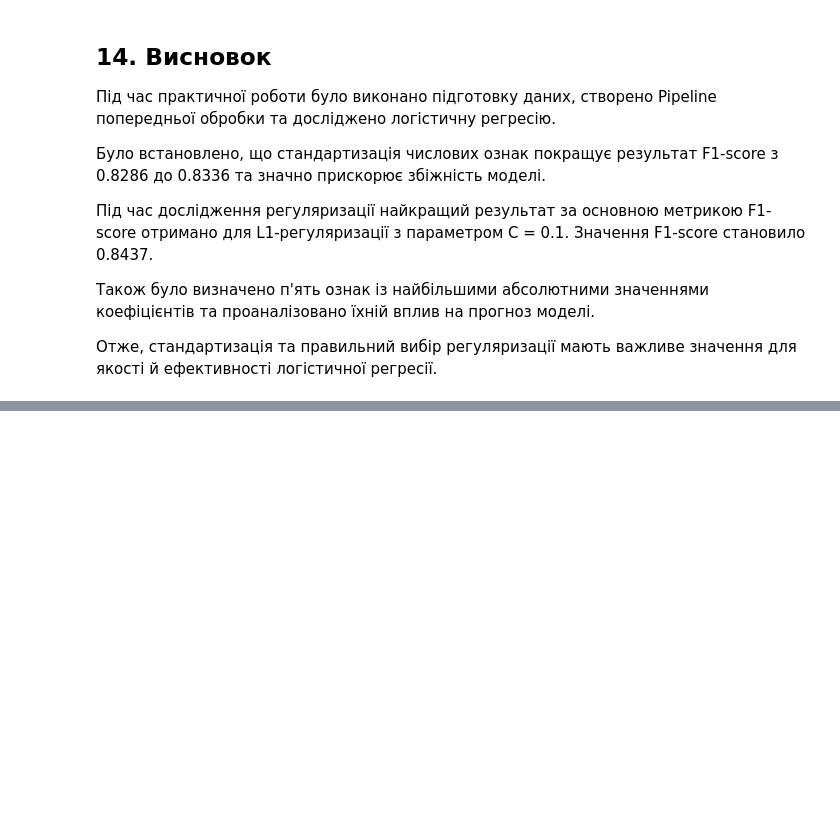
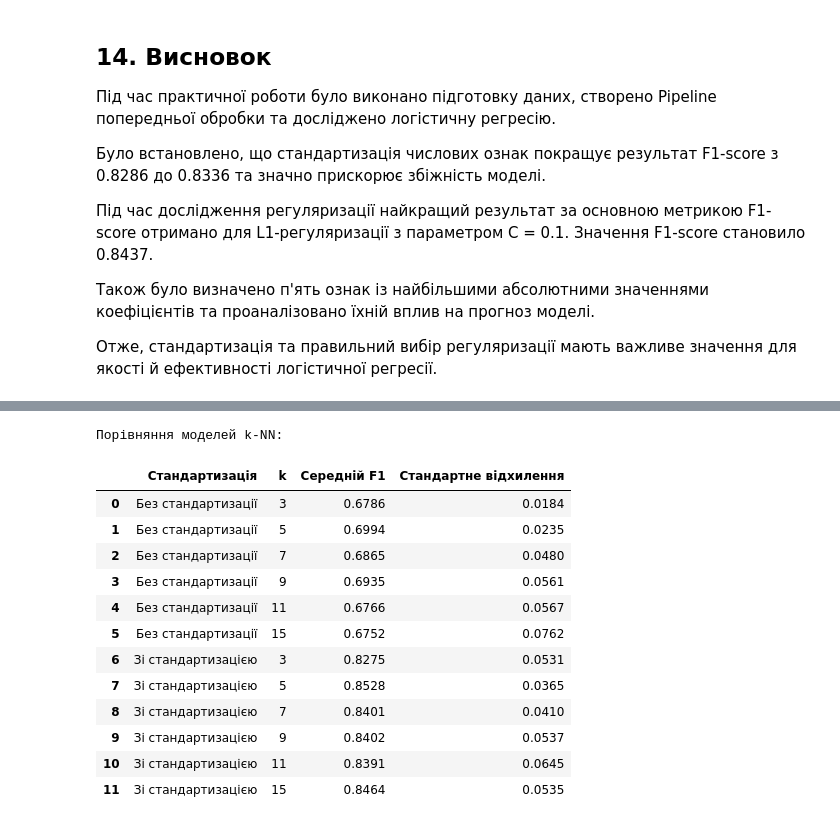
Before and after one commit to Oleksandr-123/practice-1, a Jupyter notebook: classification-mini-project/notebooks/PR04_Maslak_Oleksandr.ipynb, the cells around one changed output, grey strips where cells are left out. Drawn from its saved outputs; the diff is of its cells as text; code cells hidden in the pictures; blank space fills up the shorter version.

```diff
--- a/classification-mini-project/notebooks/PR04_Maslak_Oleksandr.ipynb
+++ b/classification-mini-project/notebooks/PR04_Maslak_Oleksandr.ipynb
@@ -461,0 +469,53 @@ display(top_coefficients.round(4))
+# %%
+from sklearn.base import clone
+from sklearn.neighbors import KNeighborsClassifier
+from sklearn.model_selection import cross_validate
+import pandas as pd
+
+k_values = [3, 5, 7, 9, 11, 15]
+
+knn_results = []
+
+for scale_name, base_model in [
+    ("Без стандартизації", model_unscaled),
+    ("Зі стандартизацією", model_scaled)
+]:
+    for k in k_values:
+        knn_model = clone(base_model)
+        knn_model.set_params(classifier=KNeighborsClassifier(n_neighbors=k))
+
+        scores = cross_validate(
+            knn_model,
+            X_train,
+            y_train,
+            cv=cv,
+            scoring="f1",
+            return_train_score=False
+        )
+
+        knn_results.append({
+            "Стандартизація": scale_name,
+            "k": k,
+            "Середній F1": scores["test_score"].mean(),
+            "Стандартне відхилення": scores["test_score"].std()
+        })
+
+knn_results_df = pd.DataFrame(knn_results)
+
+print("Порівняння моделей k-NN:")
+display(knn_results_df.round(4))
+# %% [output]
+Порівняння моделей k-NN:
+|  | Стандартизація | k | Середній F1 | Стандартне відхилення |
+| 0 | Без стандартизації | 3 | 0.6786 | 0.0184 |
+| 1 | Без стандартизації | 5 | 0.6994 | 0.0235 |
+| 2 | Без стандартизації | 7 | 0.6865 | 0.0480 |
+| 3 | Без стандартизації | 9 | 0.6935 | 0.0561 |
+| 4 | Без стандартизації | 11 | 0.6766 | 0.0567 |
+| 5 | Без стандартизації | 15 | 0.6752 | 0.0762 |
+| 6 | Зі стандартизацією | 3 | 0.8275 | 0.0531 |
+| 7 | Зі стандартизацією | 5 | 0.8528 | 0.0365 |
+| 8 | Зі стандартизацією | 7 | 0.8401 | 0.0410 |
+| 9 | Зі стандартизацією | 9 | 0.8402 | 0.0537 |
+| 10 | Зі стандартизацією | 11 | 0.8391 | 0.0645 |
+| 11 | Зі стандартизацією | 15 | 0.8464 | 0.0535 |
```
Also changed, not shown: parts of 19 cells of this notebook.
